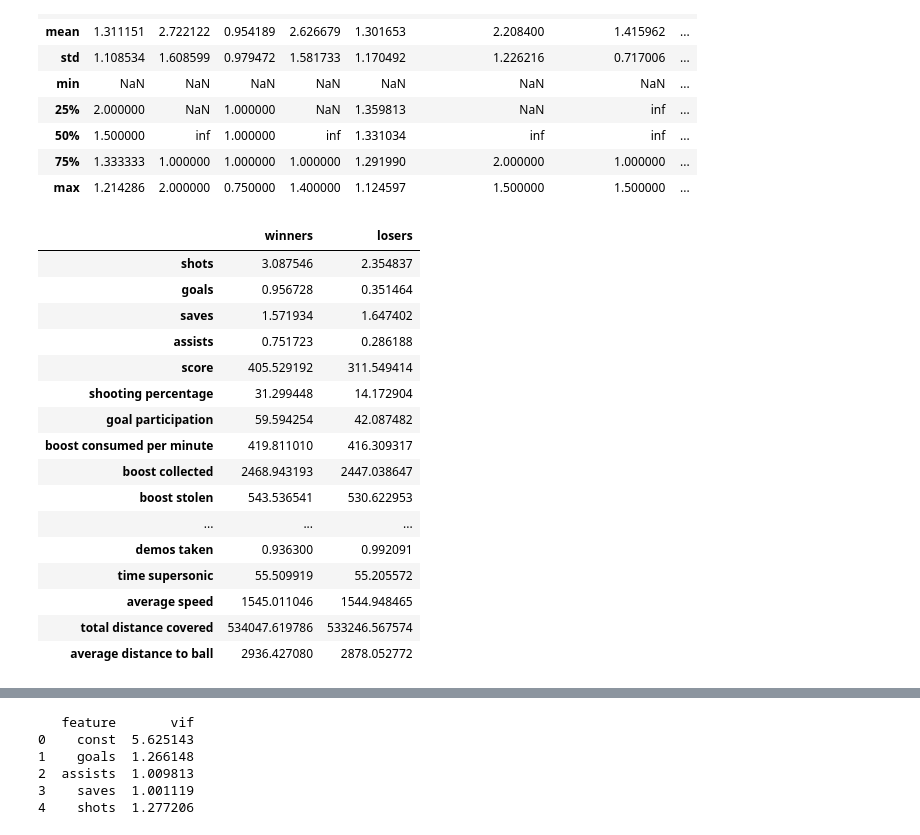
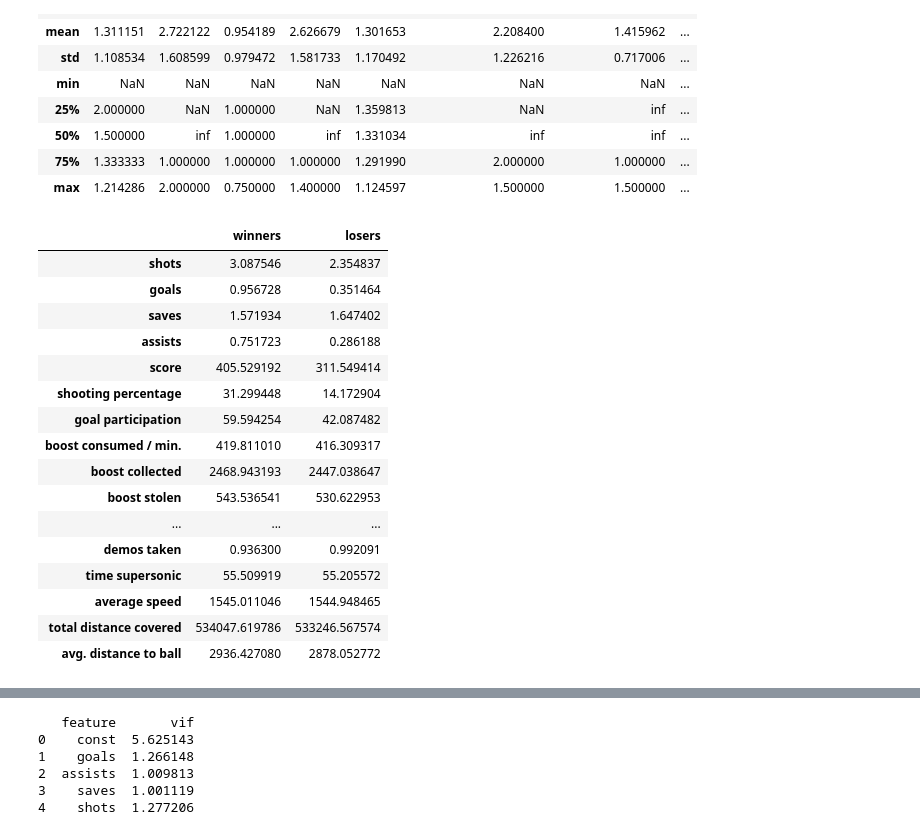
Before and after one commit to martinbrnak/CS365---Rocket-League-Esport-Data-Analysis, a Jupyter notebook: cs365.ipynb, the cells around one changed output, grey strips where cells are left out. Cells and saved outputs as stored; diff of their text form; code cells hidden in the pictures.

```diff
--- a/cs365.ipynb
+++ b/cs365.ipynb
@@ -34,7 +34,7 @@ def extract_stats(games):
                     'score': player['stats']['core'].get('score'),
                     'shooting percentage': player['stats']['core'].get('shootingPercentage'),
                     'goal participation': player['advanced'].get('goalParticipation'),
-                    'boost consumed per minute': player['stats']['boost'].get('bcpm'),
+                    'boost consumed / min.': player['stats']['boost'].get('bcpm'),
                     'boost collected': player['stats']['boost'].get('amountCollected'),
                     'boost stolen': player['stats']['boost'].get('amountStolen'),
                     'average boost amount': player['stats']['boost'].get('avgAmount'),
@@ -47,7 +47,7 @@ def extract_stats(games):
                     'time supersonic': player['stats']['movement'].get('timeSupersonicSpeed'),
                     'average speed': player['stats']['movement'].get('avgSpeed'),
                     'total distance covered': player['stats']['movement'].get('totalDistance'),
-                    'average distance to ball': player['stats']['positioning'].get('avgDistanceToBall')
+                    'avg. distance to ball': player['stats']['positioning'].get('avgDistanceToBall')
                 } for player in player_stats]
 
                 data += team_data
@@ -420,29 +420,29 @@ winners.describe() / losers.describe()
 | max | 1.214286 | 2.000000 | 0.750000 | 1.400000 | 1.124597 | 1.500000 | 1.500000 | ... |
 # %%
 visual_stats = ['shots', 'goals', 'saves', 'assists', 'score', 'shooting percentage',
-                'goal participation', 'boost consumed per minute', 'boost collected', 'boost stolen',
+                'goal participation', 'boost consumed / min.', 'boost collected', 'boost stolen',
                 'average boost amount', 'time zero boost', 'time defensive half',
                 'time offensive half', 'time behind ball', 'demos inflicted',
                 'demos taken', 'time supersonic', 'average speed',
-                'total distance covered', 'average distance to ball'
+                'total distance covered', 'avg. distance to ball'
                 ]
 means = pd.DataFrame()
 
 
 
 means['winners'] = winners[visual_stats].mean()
 means['losers'] = losers[visual_stats].mean()
 means
 # %% [output]
 |  | winners | losers |
 | shots | 3.087546 | 2.354837 |
 | goals | 0.956728 | 0.351464 |
 | saves | 1.571934 | 1.647402 |
 | assists | 0.751723 | 0.286188 |
 | score | 405.529192 | 311.549414 |
 | shooting percentage | 31.299448 | 14.172904 |
 | goal participation | 59.594254 | 42.087482 |
-| boost consumed per minute | 419.811010 | 416.309317 |
+| boost consumed / min. | 419.811010 | 416.309317 |
 | boost collected | 2468.943193 | 2447.038647 |
 | boost stolen | 543.536541 | 530.622953 |
 | ... | ... | ... |
@@ -450,7 +450,7 @@ means
 | time supersonic | 55.509919 | 55.205572 |
 | average speed | 1545.011046 | 1544.948465 |
 | total distance covered | 534047.619786 | 533246.567574 |
-| average distance to ball | 2936.427080 | 2878.052772 |
+| avg. distance to ball | 2936.427080 | 2878.052772 |
 # %%
 fig, axs = plt.subplots(nrows=7, ncols=3, figsize=(10, 20))
 
```
Also changed, not shown: parts of 20 cells of this notebook, 7 other files.
